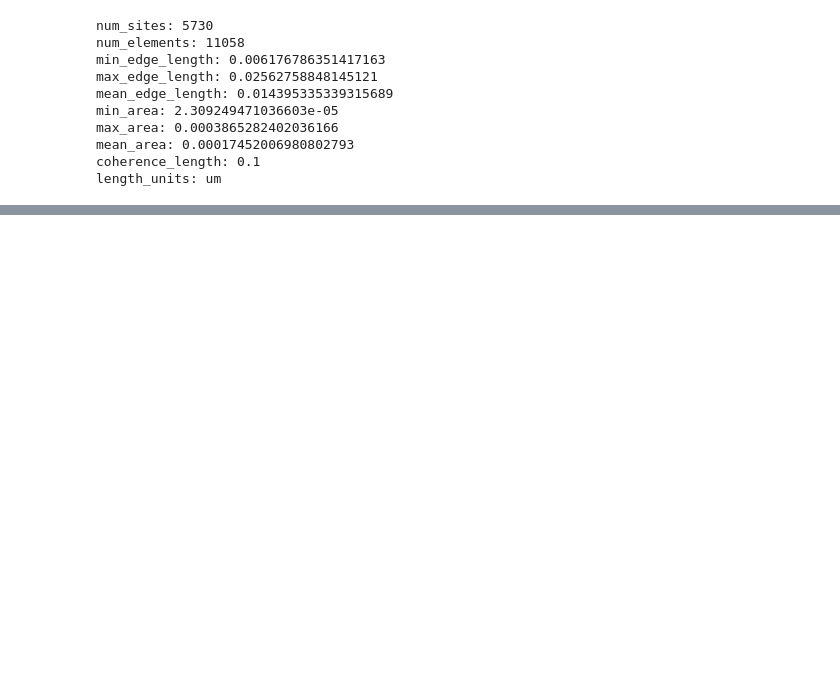
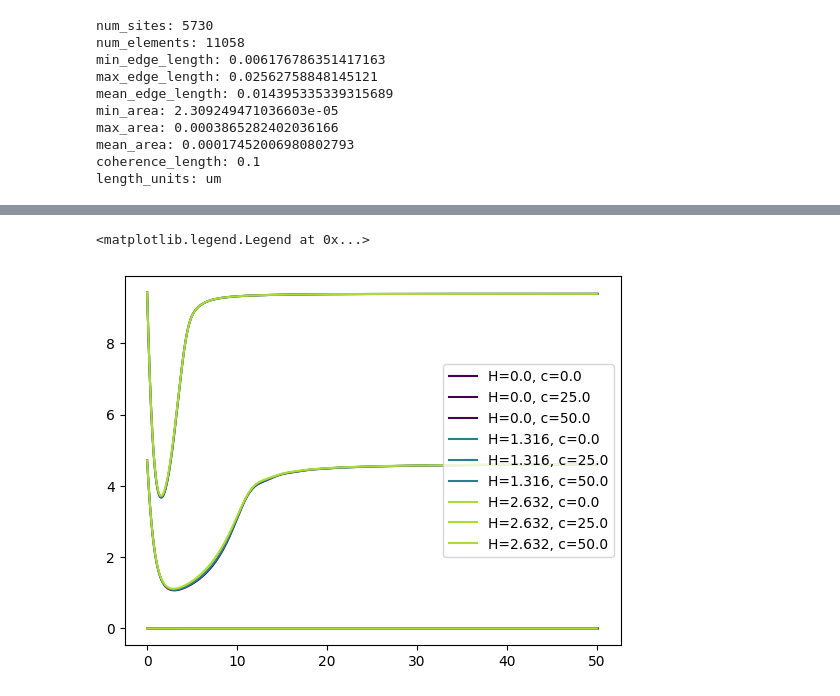
Before and after one commit to nick0413/TDGL_simulation, a Jupyter notebook: H_run.ipynb, the cells around one changed output, grey strips where cells are left out. Cells and saved outputs as stored; diff of their text form; code cells hidden in the pictures; blank space fills up the shorter version.

```diff
--- a/H_run.ipynb
+++ b/H_run.ipynb
@@ -16,9 +16,9 @@ size=1.0
 
 min_c=0
 max_c=50
-num_c=100
-H_field_range=np.linspace(0,25,20)
-current_range=np.linspace(min_c,max_c,num_c)
+num_c=3
+H_field_range=np.round(np.linspace(0,25,20),3)
+current_range=np.round(np.linspace(min_c,max_c,num_c), 3)
 device=rs.define_4_terminal_mesh(size,size,xi=xi, probes=[((-size*(0.4),0),
 					   				(size*(0.4),0),)],
 									terminal_width=size/30,
@@ -110,7 +110,7 @@ for H in simulations_to_be_computed:
 	if currents.size == 0:
 		continue
 	else:
-		print(f"simulating H={H}, c={currents}------------------------------------")
+		print(f"simulating H={H}, \nc={currents}------------------------------------")
 		solutions,currents=rs.current_series(device,
 						current_range=currents,
 						H_field=H,
@@ -121,6 +121,7 @@ for H in simulations_to_be_computed:
 			voltage=solution.dynamics.voltage()
 			time=solution.dynamics.time
 			solution.to_hdf5(f'H_solutions/solution_{H}_{currents[jj]}_.hdf5')
-			np.save(f'{folder_path}/voltages_{H}_{currents[jj]}_.npy',voltage)
+
+			np.save(f'{folder_path}/voltages_{H}_{currents[jj]}_.npy',np.array((time,voltage)))
 			jj+=1
 # %% [output]
@@ -163,0 +130,26 @@ simulating H=0.0, c=[ 0.          0.50505051  1.01010101  1.51515152  2.02020202
+# %%
+
+
+
+folder_path = 'H_fields_4'
+files = rs.get_all_files(folder_path)
+
+data_list=[]
+
+for file in files:
+	H_field, current = rs.extract_numbers(file)
+	array=np.load(file)
+	data=[H_field,current,array]
+	data_list.append(data)
+# %%
+for H in H_field_range:
+	for data in data_list:
+		if data[0]==H:
+			plt.plot(data[2][0],data[2][1],label=f'H={data[0]}, c={data[1]}',c=cm.viridis(data[0]/3))
+		# plt.plot(data[2][0],data[2][1],label=f'H={data[0]}, c={data[1]}')
+
+plt.legend()
+# plt.plot(data[2][0],data[2][1])
+# %% [output]
+<matplotlib.legend.Legend at 0x...>
+[figure, added]
```
Also changed, not shown: parts of 3 cells of this notebook.
